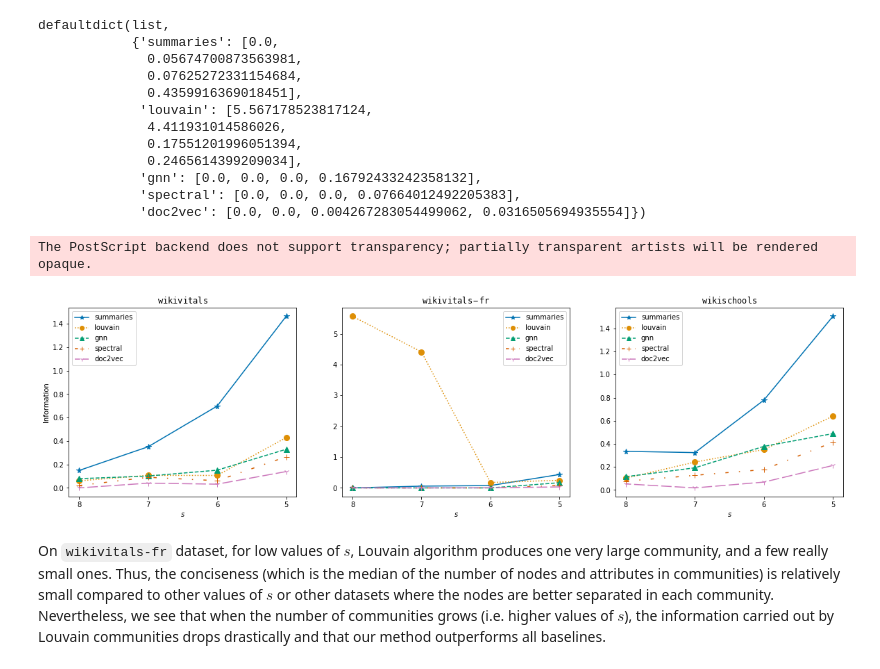
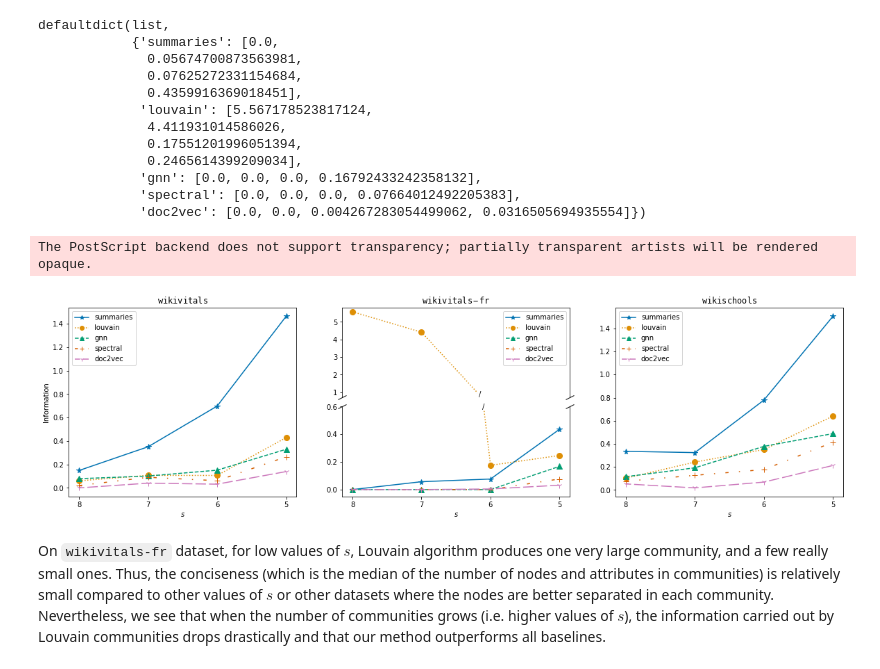
Before and after one commit to Co-MEG/CoMEG, a Jupyter notebook: notebooks/pattern_analysis_2.ipynb, the cells around one changed output. Drawn from its saved outputs; the diff is of its cells as text; code cells hidden in the pictures.

```diff
--- a/notebooks/pattern_analysis_2.ipynb
+++ b/notebooks/pattern_analysis_2.ipynb
@@ -399,36 +353,53 @@ defaultdict(list,
              'gnn': [0.0, 0.0, 0.0, 0.16792433242358132],
              'spectral': [0.0, 0.0, 0.0, 0.07664012492205383],
              'doc2vec': [0.0, 0.0, 0.004267283054499062, 0.0316505694935554]})
-# %%
-rgb_values = sns.color_palette("colorblind", 8)
-
-# Plot result
-datasets = ['wikivitals', 'wikivitals-fr', 'wikischools']
-markers = ['*', 'o', '^', '+', '1']
-styles = ['solid', 'dotted', 'dashed', (0, (3, 10, 1, 10)), (5, (10, 3))]
-labels = ['summaries', 'louvain', 'gnn', 'spectral', 'doc2vec']
-ss = [8, 7, 6, 5]
-
-fig, ax = plt.subplots(1, len(datasets), figsize=(20, 5))
-legend_elements = [Line2D([0], [0], marker=markers[i], linestyle=styles[i], label=labels[i], color=rgb_values[i]) for i in range(5)]
-
-for i, d in enumerate(datasets):
-    for j in range(len(labels)):
-        ax[i].plot(info_eval.get(d).get(5).get(labels[j]), marker=markers[j], linestyle=styles[j], markersize=8, color=rgb_values[j])
-    ax[i].set_xticks(np.arange(0, len(ss)), labels=['8', '7', '6', '5'])
-    ax[i].set_title(rf"$\tt{d}$")
-    ax[i].set_xlabel(r'$s$')
-    #ax[i].set_yscale('log')
-    ax[i].legend(handles=legend_elements)
-
-    if i == 0:
-        ax[i].set_ylabel('Information')
-
-# Save image
-plt.savefig('../output/img/information_evaluation.eps', dpi=200, bbox_inches='tight')
-# %% [output]
-The PostScript backend does not support transparency; partially transparent artists will be rendered opaque.
-[figure, removed]
+# %%
+subplot_names = ['left', 'centre', 'right']
+
+fig, axes = plt.subplot_mosaic(
+    [["left", "top centre", "right"],
+     ["left", "bottom centre", "right"]], figsize=(20, 5)
+)
+fig.subplots_adjust(hspace=0.1)
+
+for i, d in enumerate(datasets):
+    for j in range(len(labels)):
+        if subplot_names[i] == 'centre':
+            axes['top centre'].plot(info_eval.get(d).get(5).get(labels[j]), marker=markers[j], linestyle=styles[j], markersize=8, color=rgb_values[j])
+            axes['bottom centre'].plot(info_eval.get(d).get(5).get(labels[j]), marker=markers[j], linestyle=styles[j], markersize=8, color=rgb_values[j])
+            axes['top centre'].set_ylim(0.7, 5.8)  # outliers only
+            axes['bottom centre'].set_ylim(-0.05, .6)  # most of the data
+            axes['top centre'].spines.bottom.set_visible(False)
+            axes['bottom centre'].spines.top.set_visible(False)
+            axes['top centre'].get_xaxis().set_visible(False)
+            axes['bottom centre'].set_xticks(np.arange(0, len(ss)), labels=['8', '7', '6', '5'])
+            axes['top centre'].legend(handles=legend_elements)
+            axes['top centre'].set_title(rf"$\tt{d}$")
+            axes['bottom centre'].set_xlabel(r'$s$')
+        else:
+            axes[subplot_names[i]].plot(info_eval.get(d).get(5).get(labels[j]), marker=markers[j], linestyle=styles[j], markersize=8, color=rgb_values[j])
+            axes[subplot_names[i]].set_xticks(np.arange(0, len(ss)), labels=['8', '7', '6', '5'])
+            axes[subplot_names[i]].legend(handles=legend_elements)
+            axes[subplot_names[i]].set_title(rf"$\tt{d}$")
+            axes[subplot_names[i]].set_xlabel(r'$s$')
+        if i == 0:
+            axes[subplot_names[i]].set_ylabel('Information')
+
+d = .5  # proportion of vertical to horizontal extent of the slanted line
+kwargs = dict(marker=[(-1, -d), (1, d)], markersize=12,
+              linestyle="none", color='k', mec='k', mew=1, clip_on=False)
+axes['top centre'].plot([0, 1], [0, 0], transform=axes['top centre'].transAxes, **kwargs)
+axes['bottom centre'].plot([0, 1], [1, 1], transform=axes['bottom centre'].transAxes, **kwargs)
+axes['top centre'].scatter(1.85, 0.9, color='white', marker='s', s=80, clip_on=False, zorder=100)
+axes['top centre'].text(1.85, 0.9, r'/', zorder=101, horizontalalignment='center', verticalalignment='center')
+axes['bottom centre'].scatter(1.9, 0.6, color='white', marker='s', s=80, clip_on=False, zorder=100)
+axes['bottom centre'].text(1.9, 0.6, r'/', zorder=101, horizontalalignment='center', verticalalignment='center')
+
+# Save image
+plt.savefig('../output/img/information_evaluation.eps', dpi=200, bbox_inches='tight')
+# %% [output]
+The PostScript backend does not support transparency; partially transparent artists will be rendered opaque.
+[figure, added]
 # %% [markdown]
 On `wikivitals-fr` dataset, for low values of $s$, Louvain algorithm produces one very large community, and a few really small ones. Thus, the conciseness (which is the median of the number of nodes and attributes in communities) is relatively small compared to other values of $s$ or other datasets where the nodes are better separated in each community. Nevertheless, we see that when the number of communities grows (i.e. higher values of $s$), the information carried out by Louvain communities drops drastically and that our method outperforms all baselines.
 # %% [markdown]
```
Also changed, not shown: parts of 12 cells of this notebook, 2 other files.
